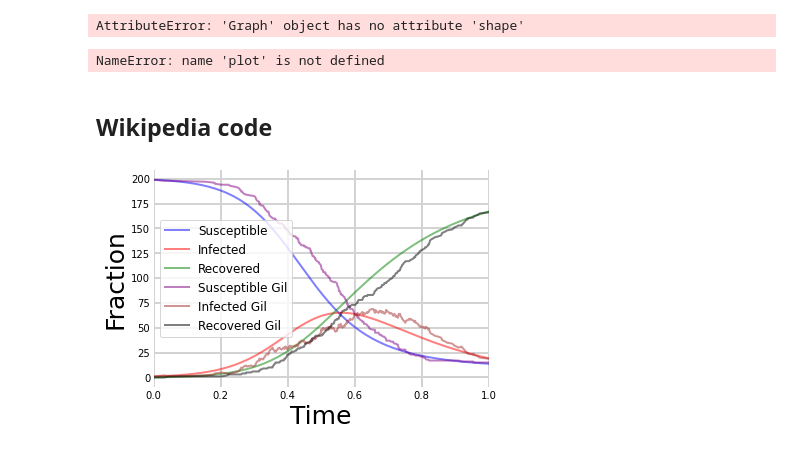
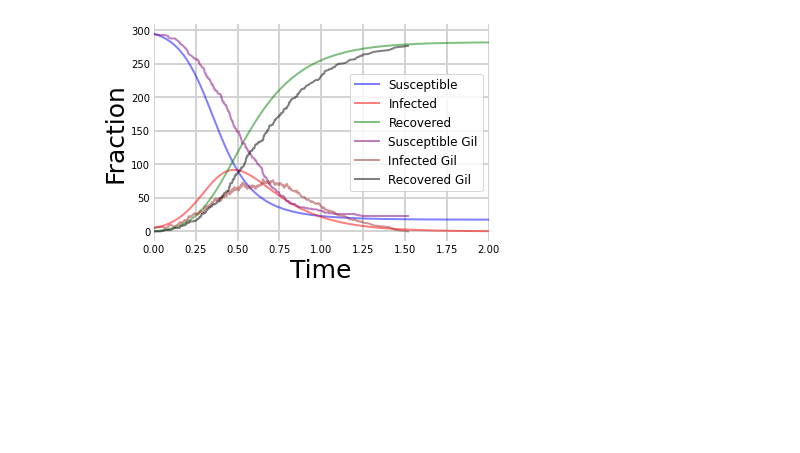
Before and after one commit to Florisdv5/Introcomp_assign2, a Jupyter notebook: Introcomp_assign2.ipynb, the cells around one changed output. Saved outputs shown, nothing was run; the diff lists cells and outputs as text; code cells hidden in the pictures; blank space fills up the shorter version.

```diff
--- a/Introcomp_assign2.ipynb
+++ b/Introcomp_assign2.ipynb
@@ -194,32 +18,8 @@ AttributeError: 'Graph' object has no attribute 'shape'
-# %%
-model = SI_Simulation(G, lam=0.8, gam=0.001, i0=0.0) # Setup the simulation with given parameters.
-model.RunToConvergence() # Run the simulation.
-model.IntegrateSolution() # Numerically integrate the mean field equations.
-# %% [output]
-AttributeError: 'Graph' object has no attribute 'shape'
-# %%
-# Simulation.
-plot(model.times,model.S/model.N, 'g-', label='Susceptible (sim)');
-plot(model.times,model.I/model.N, 'r-', label='Infected (sim)');
-
-# Numerical Integration.
-t = np.linspace(0,model.times[-1],100)
-plot(t, model.solution[:,0],'g--', label='Susceptible (approx)');
-plot(t, model.solution[:,1],'r--', label='Infected  (approx)');
-
-xlabel('t')
-ylabel('Population Fraction')
-
-legend(bbox_to_anchor=(1.0,0.7));
-# %% [output]
-NameError: name 'plot' is not defined
-# %% [markdown]
-## Wikipedia code
 # %%
 # Input parameters ####################
 
 # int; total population
-N =200
+N =300
 
 # float; maximum elapsed time
 T = 100.0
@@ -228,16 +28,16 @@ T = 100.0
 t = 0.0
 
 # float; spatial parameter
-V = 100.0
+V = N
 
 # float; rate of infection after contact
-beta = 8
+beta = 15
 
 # float; rate of cure
 gamma = 5
 
 # int; initial infected population
-n_I = 1
+n_I = 5
 
 #########################################
 
@@ -281,7 +81,7 @@ import numpy as np
 
 # Numerical solution using an ordinary differential equation solver
 ts = np.linspace(0, 2, num=200)
-initial_S_I_R = (N - 1, 1, 0)
+initial_S_I_R = (N - 5, 5, 0)
 
 
 def differential_SIR(initial_S_I_R, t, beta, gamma, V):
@@ -294,3 +94,17 @@ def differential_SIR(initial_S_I_R, t, beta, gamma, V):
 
 solution = odeint(differential_SIR, initial_S_I_R, ts, args=(beta, gamma, V))
 S1, I1, R1 = solution.T
+
+# print(solution)
+# print(SIR_data)
+
+n = 0
+tg = [x[n] for x in SIR_data]
+n = 1
+Sg = [x[n] for x in SIR_data]
+n = 2
+Ig = [x[n] for x in SIR_data]
+n = 3
+Rg = [x[n] for x in SIR_data]
+
+## from https://en.wikipedia.org/wiki/Gillespie_algorithm
@@ -309,24 +111,24 @@ Rg = [x[n] for x in SIR_data]
 # %%
 fig = plt.figure()
 ax = fig.add_subplot(111, axisbelow=True)
 ax.plot(ts, S1, 'b', alpha=0.5, lw=2, label='Susceptible')
 ax.plot(ts, I1, 'r', alpha=0.5, lw=2, label='Infected')
 ax.plot(ts, R1, 'g', alpha=0.5, lw=2, label='Recovered')
 ax.plot(tg, Sg, 'purple', alpha=0.5, lw=2, label='Susceptible Gil')
 ax.plot(tg, Ig, 'brown', alpha=0.5, lw=2, label='Infected Gil')
 ax.plot(tg, Rg, 'black', alpha=0.5, lw=2, label='Recovered Gil')
 ax.set_xlabel('Time', size = 25)
 ax.set_ylabel('Fraction', size = 25)
 #ax.set_ylim(0,1.2)
-ax.set_xlim(0,1)
+ax.set_xlim(0,2)
 ax.yaxis.set_tick_params(length=0)
 ax.xaxis.set_tick_params(length=0)
 ax.grid(b=True, which='major', c='lightgray', lw=2, ls='-')
 legend = ax.legend()
 legend.get_frame().set_alpha(0.5)
 for spine in ('top', 'right', 'bottom', 'left'):
     ax.spines[spine].set_visible(False)
 plt.legend(fontsize="large")
 plt.show()
 # %% [output]
-[figure, old version]
+[figure, new version]
```
Also changed, not shown: parts of 11 cells of this notebook.
